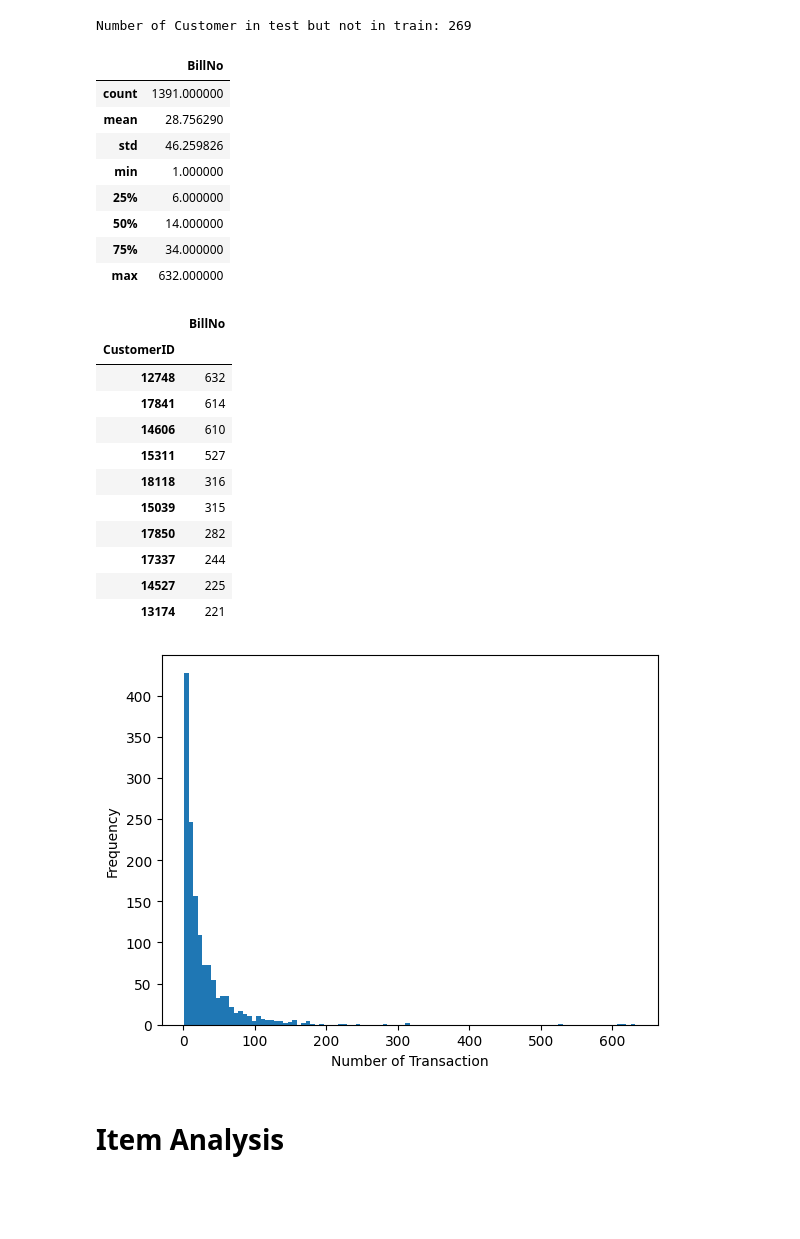
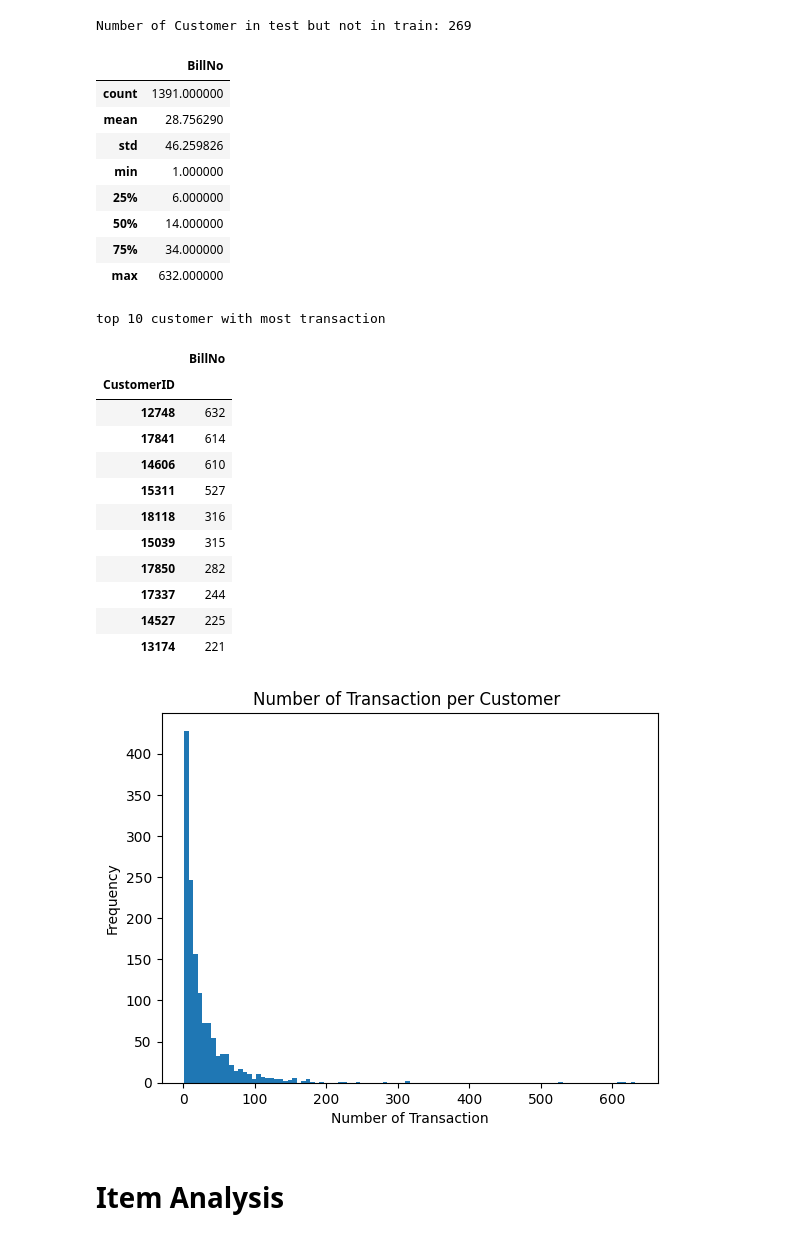
Before and after one commit to robinviltoriano/MBD_Assignment_2, a Jupyter notebook: a1900159_Robin_Viltoriano.ipynb, the cells around one changed output. Saved outputs shown, nothing was run; the diff lists cells and outputs as text; code cells hidden in the pictures; blank space fills up the shorter version.

```diff
--- a/a1900159_Robin_Viltoriano.ipynb
+++ b/a1900159_Robin_Viltoriano.ipynb
@@ -228,6 +233,8 @@ Number of Customer in test but not in train: 269
 # %%
 user_transaction_df = df_train.groupby('CustomerID').agg({'BillNo':'count'})
 display(user_transaction_df.describe())
+
+print('top 10 customer with most transaction')
 user_transaction_df.sort_values('BillNo', ascending=False).head(10)
 # %% [output]
 |  | BillNo |
@@ -239,6 +246,7 @@ user_transaction_df.sort_values('BillNo', ascending=False).head(10)
 | 50% | 14.000000 |
 | 75% | 34.000000 |
 | max | 632.000000 |
+top 10 customer with most transaction
 |  | BillNo |
 | CustomerID |  |
 | 12748 | 632 |
@@ -253,12 +261,12 @@ user_transaction_df.sort_values('BillNo', ascending=False).head(10)
 | 13174 | 221 |
 # %%
 plt.hist(user_transaction_df['BillNo'], bins=100)
-# plt.title('Number of Transaction per Customer ')
+plt.title('Number of Transaction per Customer ')
 plt.xlabel('Number of Transaction')
 plt.ylabel('Frequency')
 plt.show()
 # %% [output]
-[figure, old version]
+[figure, new version]
 # %% [markdown]
 # Item Analysis
 # %% [markdown]
```
Also changed, not shown: parts of 33 cells of this notebook.
